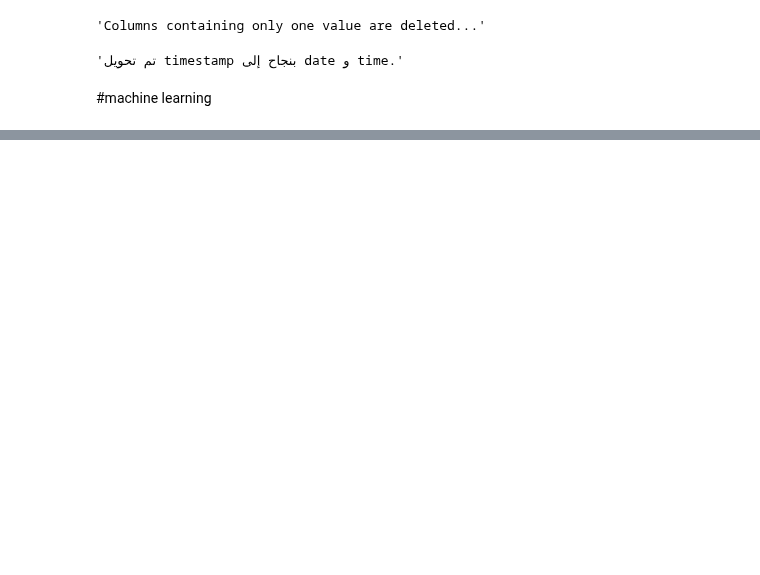
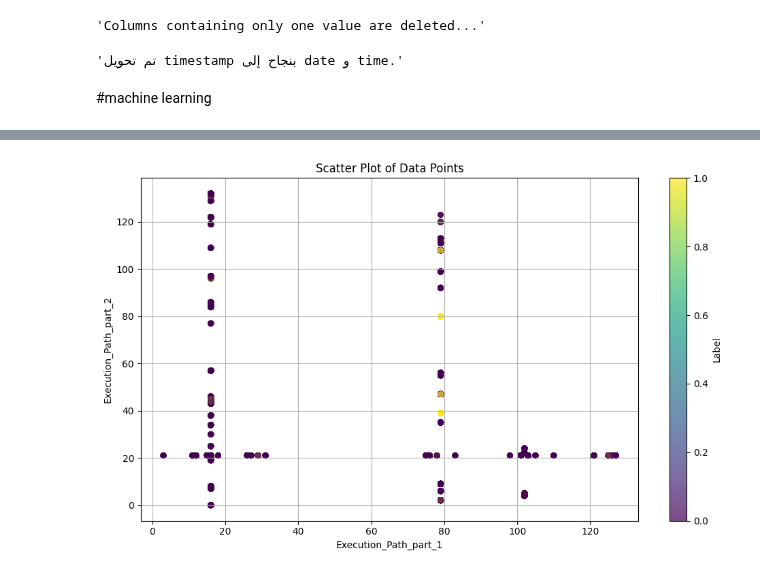
Before and after one commit to hananbahtiti/Hybrid-Intrusion-detection-Systems, a Jupyter notebook: data_preprocessing.ipynb, the cells around one changed output, grey strips where cells are left out. Cells and saved outputs as stored; diff of their text form; code cells hidden in the pictures; blank space fills up the shorter version.

```diff
--- a/data_preprocessing.ipynb
+++ b/data_preprocessing.ipynb
@@ -1786,0 +2093,37 @@ Fitting 3 folds for each of 6 candidates, totalling 18 fits
+# %%
+import pandas as pd
+import matplotlib.pyplot as plt
+import numpy as np
+
+# تحميل البيانات
+df = pd.read_csv("/content/drive/MyDrive/hybrid_IDS/dataset/all/balanced_attack.csv")  # ضع اسم ملفك الصحيح هنا
+
+
+
+
+
+# رسم النقاط
+plt.figure(figsize=(10, 6))
+scatter = plt.scatter(
+    df['Execution_Path_part_1'],
+    df['Execution_Path_part_2'],
+    c=df['Label'],            # اللون حسب الفئة
+    cmap='viridis',           # اختيار تدرج لوني
+    alpha=0.7,
+    s=30                      # حجم النقاط
+)
+
+# إضافة شريط الألوان (للفئات)
+plt.colorbar(scatter, label='Label')
+
+# تسميات المحاور والعنوان
+plt.xlabel('Execution_Path_part_1')
+plt.ylabel('Execution_Path_part_2')
+plt.title('Scatter Plot of Data Points')
+
+# عرض الصورة
+plt.grid(True)
+plt.tight_layout()
+plt.show()
+# %% [output]
+[figure, added]
```
Also changed, not shown: parts of 7 cells of this notebook.
